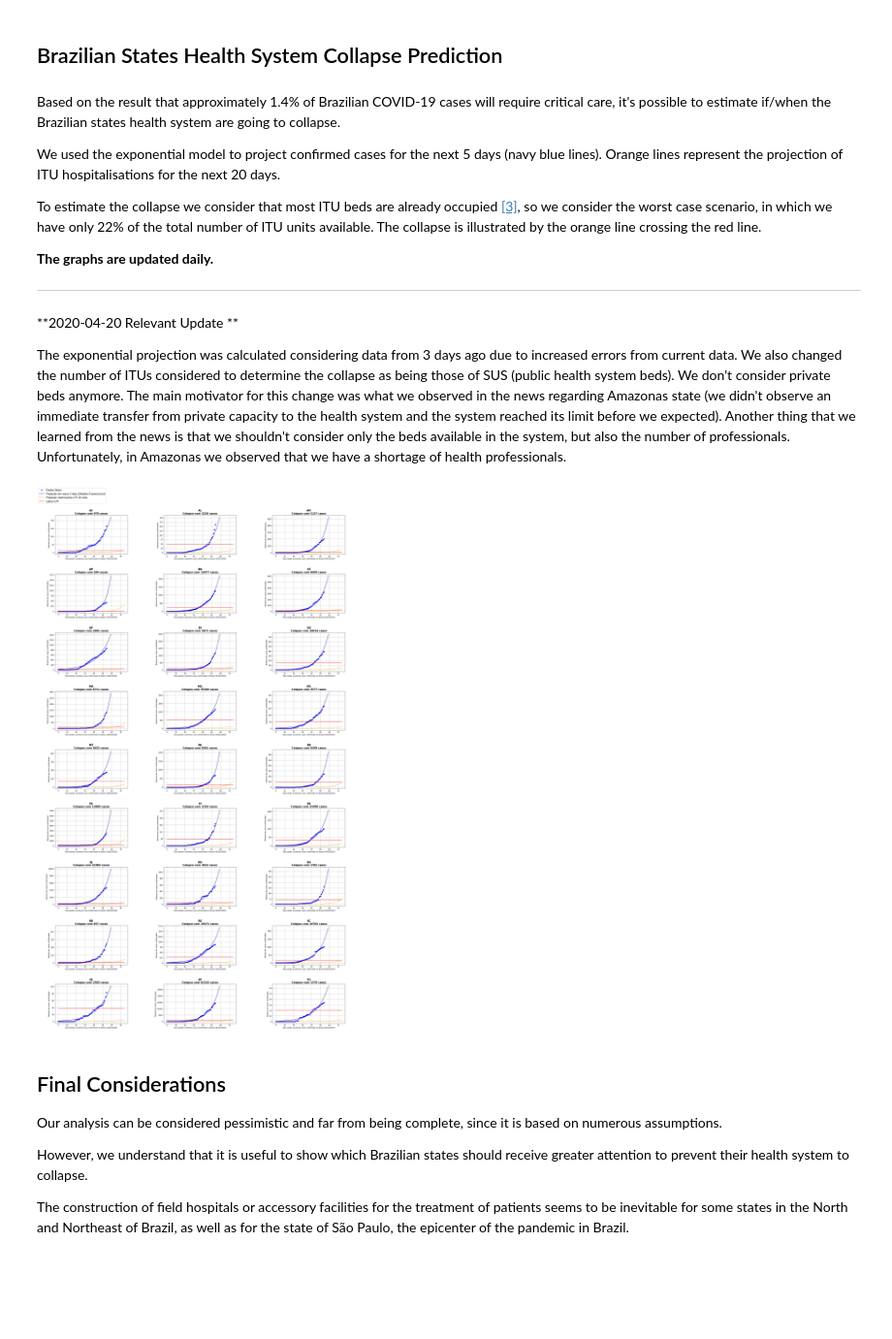
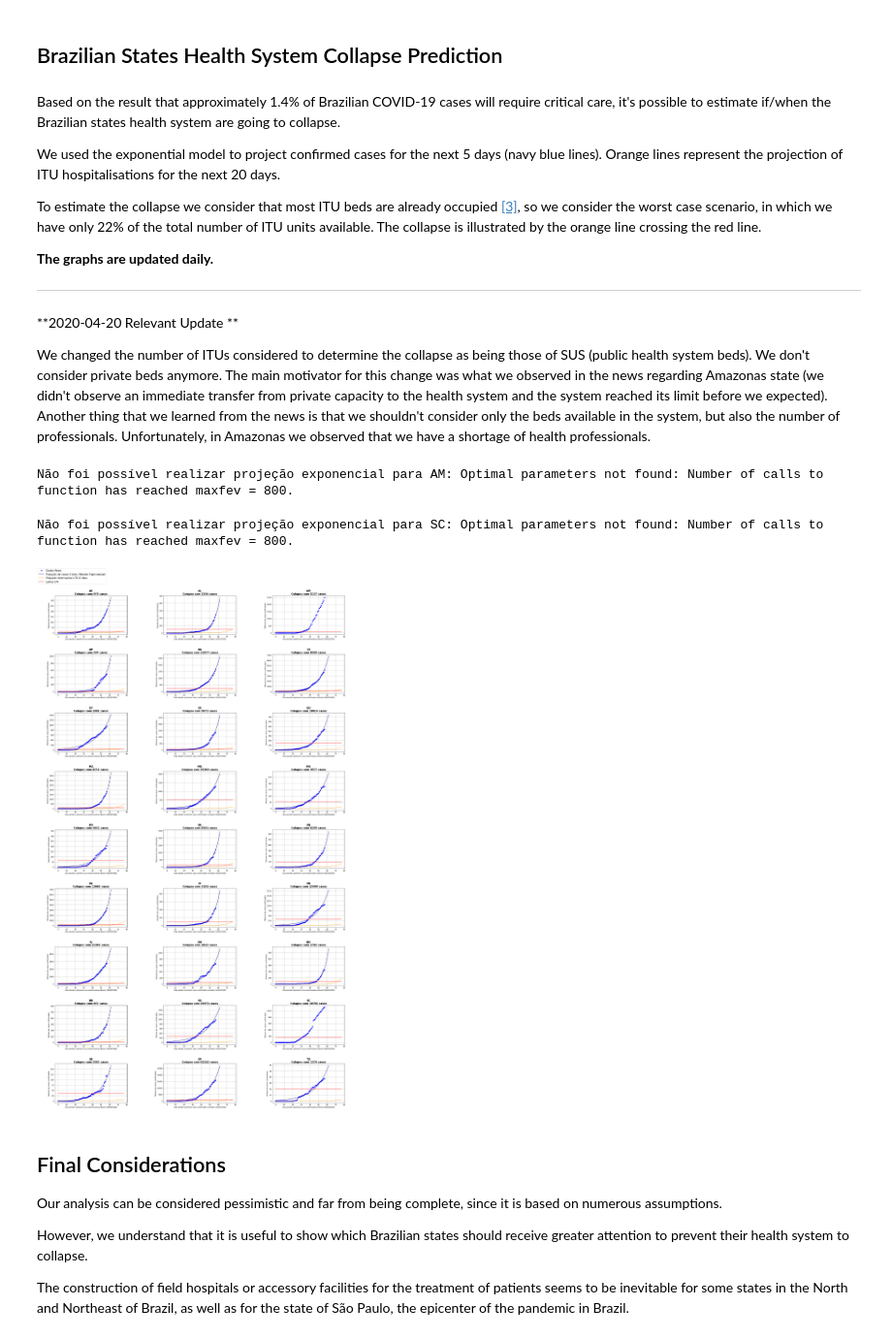
Before and after one commit to pdpcosta/COVID-19_Brazil, a Jupyter notebook: Python/COVID_19_Brazil_States_HealthSystemCollapseAnalysis.ipynb, the cells around one changed output. Shown at 97% size. Saved outputs shown, nothing was run; the diff lists cells and outputs as text; code cells hidden in the pictures; blank space fills up the shorter version.

```diff
--- a/Python/COVID_19_Brazil_States_HealthSystemCollapseAnalysis.ipynb
+++ b/Python/COVID_19_Brazil_States_HealthSystemCollapseAnalysis.ipynb
@@ -231,7 +232,7 @@ To estimate the collapse we consider that most ITU beds are already occupied [[3
 ---
 **2020-04-20 Relevant Update **
 
-The exponential projection was calculated considering data from 3 days ago due to increased errors from current data. We also changed the number of ITUs considered to determine the collapse as being those of SUS (public health system beds). We don't consider private beds anymore. The main motivator for this change was what we observed in the news regarding Amazonas state (we didn't observe an immediate transfer from private capacity to the health system and the system reached its limit before we expected). Another thing that we learned from the news is that we shouldn't consider only the beds available in the system, but also the number of professionals. Unfortunately, in Amazonas we observed that we have a shortage of health professionals.
+We changed the number of ITUs considered to determine the collapse as being those of SUS (public health system beds). We don't consider private beds anymore. The main motivator for this change was what we observed in the news regarding Amazonas state (we didn't observe an immediate transfer from private capacity to the health system and the system reached its limit before we expected). Another thing that we learned from the news is that we shouldn't consider only the beds available in the system, but also the number of professionals. Unfortunately, in Amazonas we observed that we have a shortage of health professionals.
 # %%
 def exponential_model(x, a, b, c):
      return a*np.exp(b*(x-c))
@@ -248,6 +249,7 @@ font = {'family' : 'fantasy',
 j = 0
 k = 0
 day1=0
+plotexp=False
 
 #plot graphs
 for i in range(27):
@@ -263,46 +265,59 @@ for i in range(27):
   #state_epidemy=state[(state['Date']>=day1)]
   #print(state_epidemy.head(3))
 
+  try:
+    expfit_state=curve_fit(exponential_model,np.asarray(range(len(state_epidemy)-3)),(state_epidemy[:-3])['Confirmed'],p0=[1,1,1])
+    expfit_state=curve_fit(exponential_model,np.asarray(range(len(state_epidemy))),(state_epidemy)['Confirmed'],p0=[1,1,1])
+    plotexp=True
+  except RuntimeError as err:
+    print("Não foi possível realizar projeção exponencial para "+x+": {0}".format(err))
+    plotexp=False
+  except:
+    print("Unexpected error:", sys.exc_info()[0])
+    raise
 
-  expfit_state=curve_fit(exponential_model,np.asarray(range(len(state_epidemy)-3)),(state_epidemy[:-3])['Confirmed'],p0=[1,1,1])
+
   # real data
   a[j][k].plot(range(len(state_epidemy.Date)),state_epidemy['Confirmed'],'ro', label = "Dados Reais", color = "b")
   # predicted curve for the following 5 days for confirmed cases and estimated ITU hospitalisation
-  a[j][k].plot(np.asarray(range(len(state_epidemy.Date)+5)), [exponential_model(i,expfit_state[0][0],expfit_state[0][1],expfit_state[0][2]) for i in np.asarray(range(len(state_epidemy.Date)+5))], label="Projeção de casos 5 dias (Modelo Exponencial)", color = 'navy' ) #exp curve
-  a[j][k].plot(np.asarray(range(len(state_epidemy.Date)+20)), [0.0144*exponential_model(i,expfit_state[0][0],expfit_state[0][1],expfit_state[0][2]) for i in np.asarray(range(len(state_epidemy.Date)+20))], label="Projeção internações UTI 20 dias", color = 'orange' ) #exp curve itu hospitalizations
+  if plotexp==True:
+    a[j][k].plot(np.asarray(range(len(state_epidemy.Date)+5)), [exponential_model(i,expfit_state[0][0],expfit_state[0][1],expfit_state[0][2]) for i in np.asarray(range(len(state_epidemy.Date)+5))], label="Projeção de casos 5 dias (Modelo Exponencial)", color = 'navy' ) #exp curve
+    a[j][k].plot(np.asarray(range(len(state_epidemy.Date)+20)), [0.0144*exponential_model(i,expfit_state[0][0],expfit_state[0][1],expfit_state[0][2]) for i in np.asarray(range(len(state_epidemy.Date)+20))], label="Projeção internações UTI 20 dias", color = 'orange' ) #exp curve itu hospitalizations
   # number of ITU units (22% of total)
   a[j][k].set_xlabel("Dias desde o primeiro caso confirmado no Brasil (26/02/2020)")
   a[j][k].set_ylabel("Número de casos confirmados")
   itu_units=np.zeros((len(state_epidemy.Date)+20))+(0.22*df_itu[df_itu.State==x].Total_sus.iloc[0])
   a[j][k].plot(range(len(state_epidemy.Date)+20), itu_units,label = 'Leitos UTI', color = 'red')
 
 #   state = df_cases[df_cases.State == x]
 #   a[j][k].set_title(str(x),fontweight="bold", size=15)
 #   expfit_state = curve_fit(exponential_model,np.asarray(range(len(state.Date))), state['Confirmed'], p0 = [1,1,1])
 #   #real data
 #   a[j][k].plot(range(len(state.Date)),state['Confirmed'],'ro', label = "Dados Reais", color = "b")
 #   #predicted curve for confirmed cases
 #   a[j][k].plot(np.asarray(range(len(state.Date)+5)), [exponential_model(i,expfit_state[0][0],expfit_state[0][1],expfit_state[0][2]) for i in np.asarray(range(len(state.Date)+5))], label="Exp Model", color = 'r' ) #exp curve
 #   a[j][k].plot(np.asarray(range(len(state.Date)+5)), [0.0144*exponential_model(i,expfit_state[0][0],expfit_state[0][1],expfit_state[0][2]) for i in np.asarray(range(len(state.Date)+5))], label="Predicted itu hospitalizations (1.44%)", color = 'm' ) #exp curve itu hospitalizations
 #   #number of ITU units (22% of total)
 #   itu_units = np.array([0.22*df_itu.Total[i] for k in range(len(state.Date)+5)])
 #   a[j][k].plot(range(len(state.Date)+5), itu_units,label = 'Available ITUs', color = 'c')
   a[j][k].grid()
   a[j][k].set_title(str(x)+'\nColapso com '+str(((0.22*df_itu[df_itu.State==x].Total_sus.iloc[0])/br_itu_percentage).astype(int))+' casos',fontweight="bold", size=15)
   if (k != 2):
     k += 1
   else:
     k = 0
     j += 1
 
 
 #legend
 legend_x = -0.25
 legend_y = 1.5
 a[0][0].legend(loc='center left', bbox_to_anchor=(legend_x, legend_y),fontsize = 15)
 plt.show()
 # %% [output]
+Não foi possível realizar projeção exponencial para AM: Optimal parameters not found: Number of calls to function has reached maxfev = 800.
+Não foi possível realizar projeção exponencial para SC: Optimal parameters not found: Number of calls to function has reached maxfev = 800.
-[figure, old version]
+[figure, new version]
 # %% [markdown]
 ## Final Considerations
 
```
Also changed, not shown: parts of 1 cell of this notebook.
